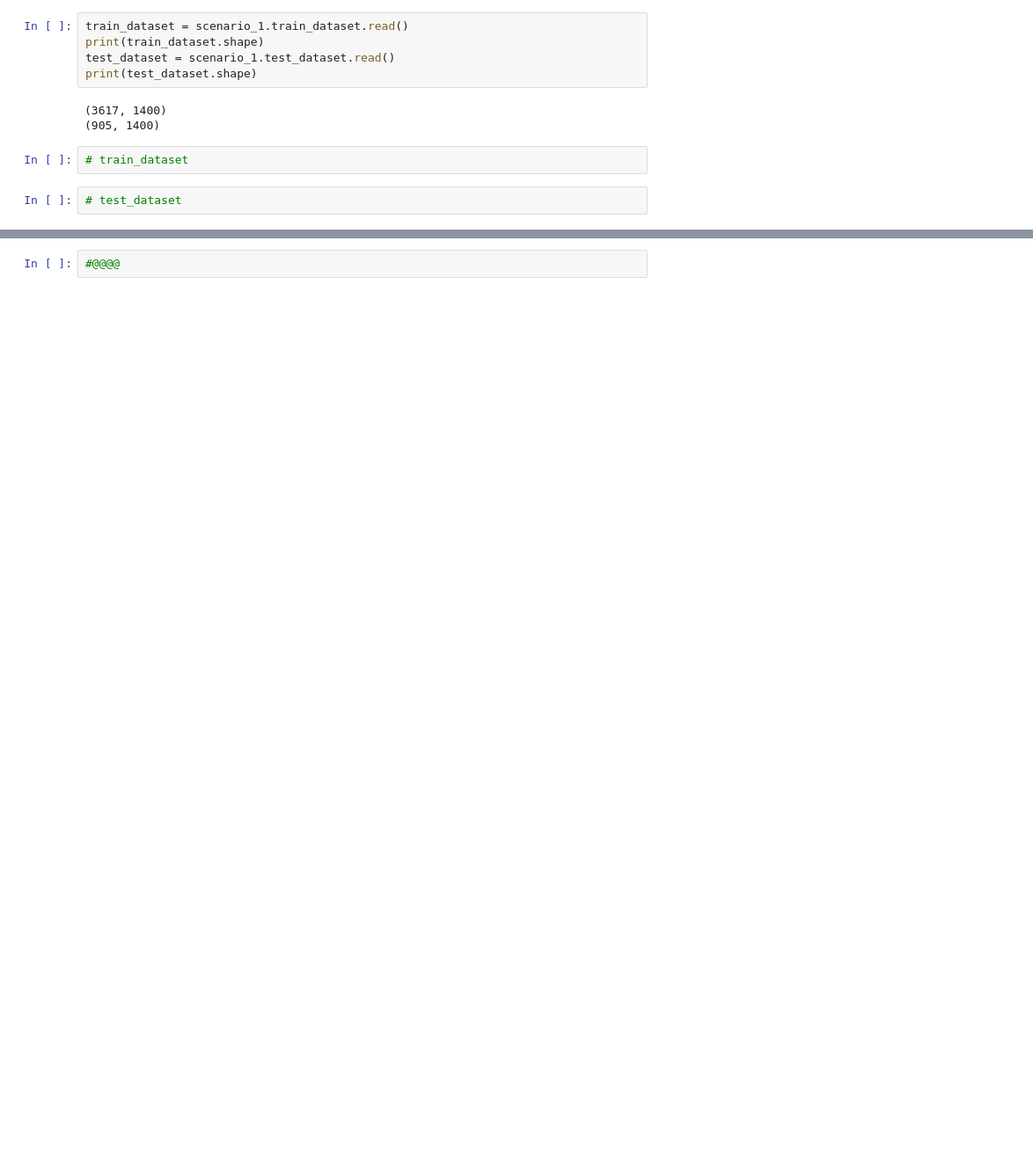
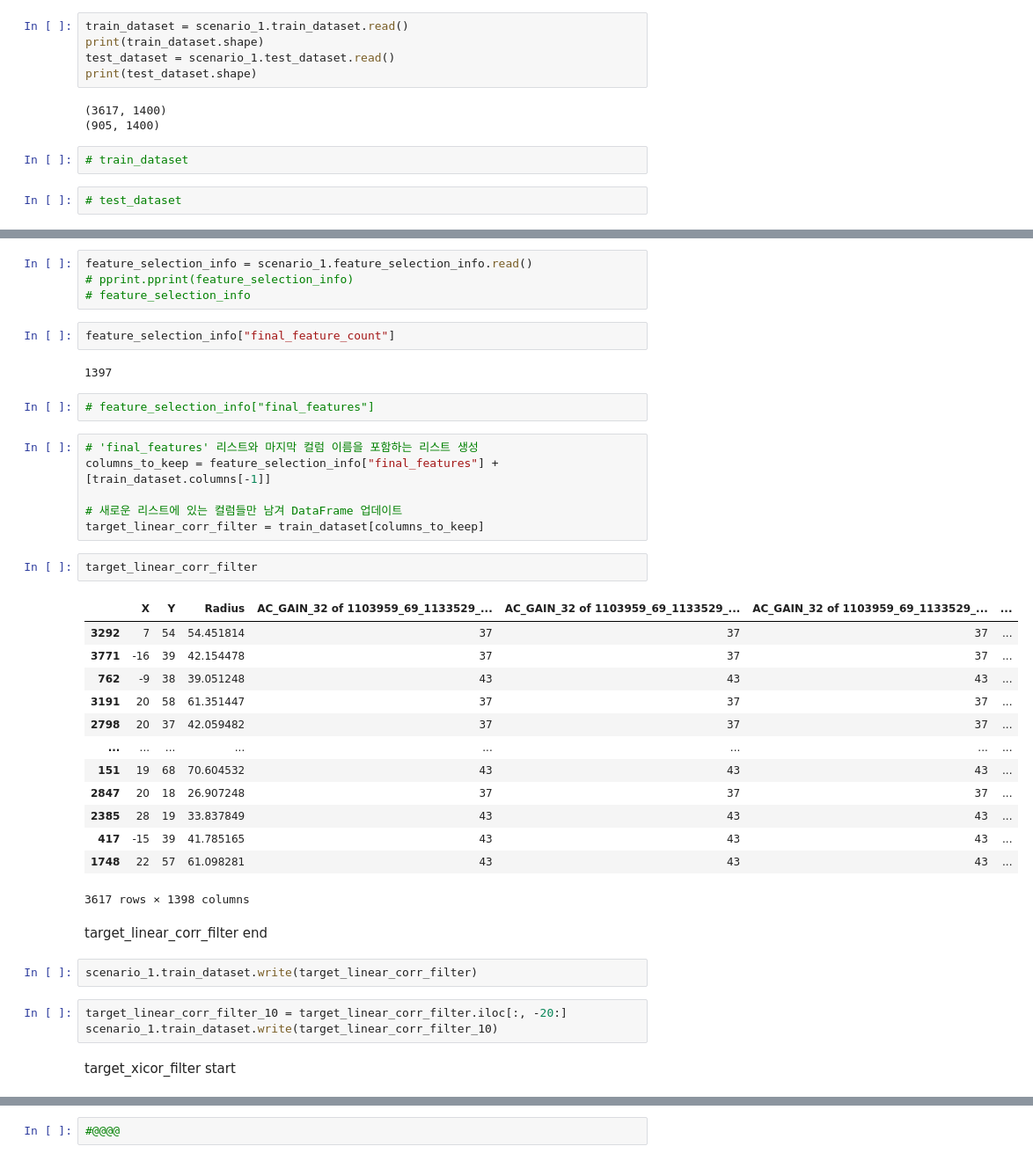
Before and after one commit to KstecGit2021/sparc-malfunction-classification-develop_bak, a Jupyter notebook: src/@debug.ipynb, the cells around one changed output, grey strips where cells are left out. Shown at 88% size. Drawn from its saved outputs; the diff is of its cells as text; blank space fills up the shorter version.

```diff
--- a/src/@debug.ipynb
+++ b/src/@debug.ipynb
@@ -279,0 +271,43 @@ KeyboardInterrupt:
+# %%
+feature_selection_info = scenario_1.feature_selection_info.read()
+# pprint.pprint(feature_selection_info)
+# feature_selection_info
+# %%
+feature_selection_info["final_feature_count"]
+# %% [output]
+1397
+# %%
+# feature_selection_info["final_features"]
+# %%
+# 'final_features' 리스트와 마지막 컬럼 이름을 포함하는 리스트 생성
+columns_to_keep = feature_selection_info["final_features"] + [train_dataset.columns[-1]]
+
+# 새로운 리스트에 있는 컬럼들만 남겨 DataFrame 업데이트
+target_linear_corr_filter = train_dataset[columns_to_keep]
+# %%
+target_linear_corr_filter
+# %% [output]
+|  | X | Y | Radius | AC_GAIN_32 of 1103959_69_1133529_... | AC_GAIN_32 of 1103959_69_1133529_... | AC_GAIN_32 of 1103959_69_1133529_... | ... |
+| 3292 | 7 | 54 | 54.451814 | 37 | 37 | 37 | ... |
+| 3771 | -16 | 39 | 42.154478 | 37 | 37 | 37 | ... |
+| 762 | -9 | 38 | 39.051248 | 43 | 43 | 43 | ... |
+| 3191 | 20 | 58 | 61.351447 | 37 | 37 | 37 | ... |
+| 2798 | 20 | 37 | 42.059482 | 37 | 37 | 37 | ... |
+| ... | ... | ... | ... | ... | ... | ... | ... |
+| 151 | 19 | 68 | 70.604532 | 43 | 43 | 43 | ... |
+| 2847 | 20 | 18 | 26.907248 | 37 | 37 | 37 | ... |
+| 2385 | 28 | 19 | 33.837849 | 43 | 43 | 43 | ... |
+| 417 | -15 | 39 | 41.785165 | 43 | 43 | 43 | ... |
+| 1748 | 22 | 57 | 61.098281 | 43 | 43 | 43 | ... |
+3617 rows × 1398 columns
+# %% [markdown]
+target_linear_corr_filter
+end
+# %%
+scenario_1.train_dataset.write(target_linear_corr_filter)
+# %%
+target_linear_corr_filter_10 = target_linear_corr_filter.iloc[:, -20:]
+scenario_1.train_dataset.write(target_linear_corr_filter_10)
+# %% [markdown]
+target_xicor_filter
+start
```
Also changed, not shown: parts of 67 cells of this notebook, 4 other files.
